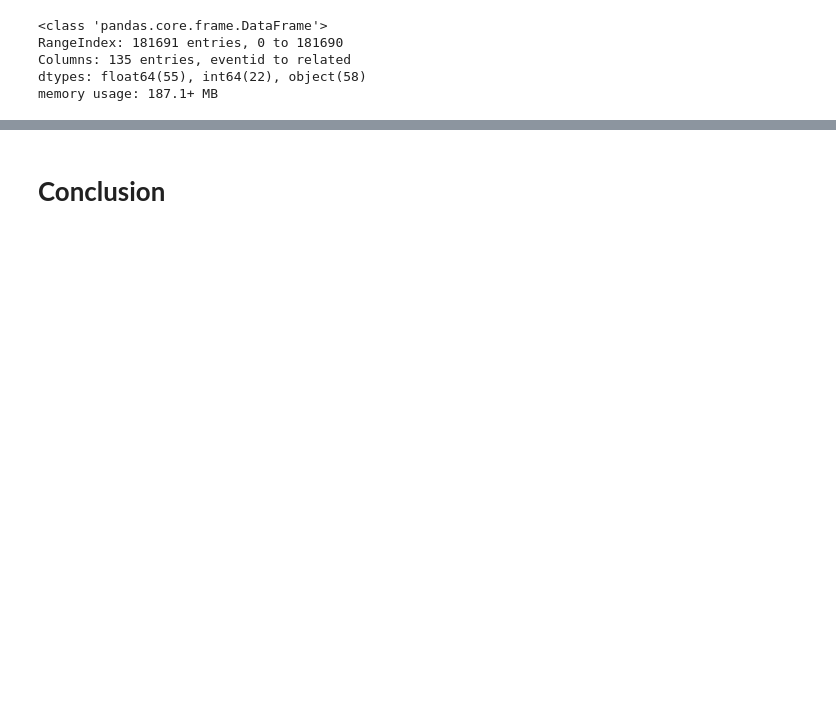
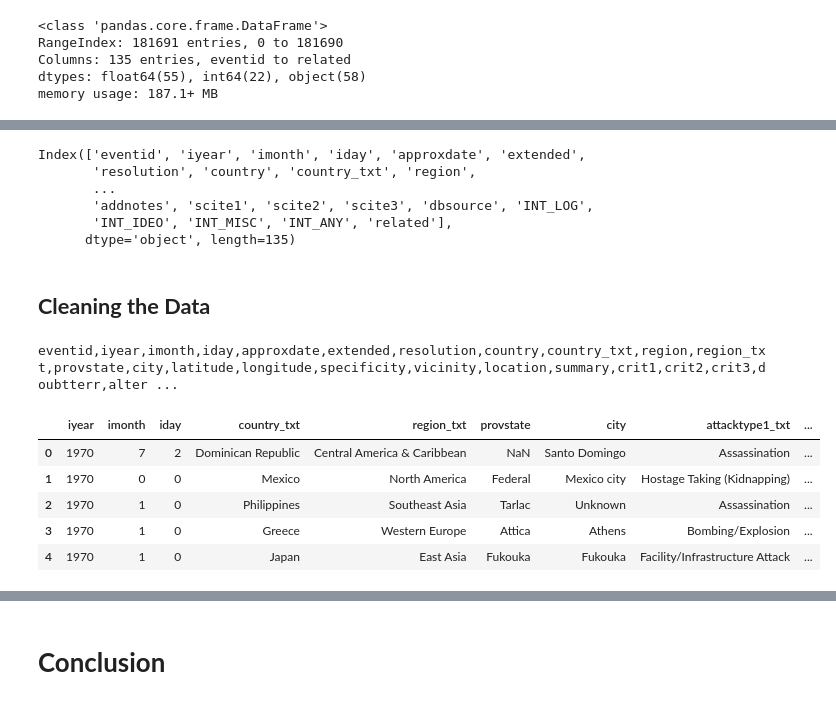
Before and after one commit to ZainDataS/EDA_Global_terrorism, a Jupyter notebook: Global_Terrorism_Analysis_Capstone_Project.ipynb, the cells around one changed output, grey strips where cells are left out. Saved outputs shown, nothing was run; the diff lists cells and outputs as text; code cells hidden in the pictures; blank space fills up the shorter version.

```diff
--- a/Global_Terrorism_Analysis_Capstone_Project.ipynb
+++ b/Global_Terrorism_Analysis_Capstone_Project.ipynb
@@ -99,0 +102,17 @@ TypeError: 'tuple' object is not callable
+# %%
+raw_data.columns
+# %% [output]
+Index(['eventid', 'iyear', 'imonth', 'iday', 'approxdate', 'extended',
+       'resolution', 'country', 'country_txt', 'region',
+       ...
+       'addnotes', 'scite1', 'scite2', 'scite3', 'dbsource', 'INT_LOG',
+       'INT_IDEO', 'INT_MISC', 'INT_ANY', 'related'],
+      dtype='object', length=135)
+# %% [markdown]
+## **Cleaning the Data**
+# %%
+#viewing all the columns name so that only useful columns can be kept for further analysis
+for i in raw_data.columns:
+  print(i,end=',')
+# %% [output]
+eventid,iyear,imonth,iday,approxdate,extended,resolution,country,country_txt,region,region_txt,provstate,city,latitude,longitude,specificity,vicinity,location,summary,crit1,crit2,crit3,doubtterr,alter ...
@@ -99,0 +122,9 @@ TypeError: 'tuple' object is not callable
+# %%
+removed_col_data.head()
+# %% [output]
+|  | iyear | imonth | iday | country_txt | region_txt | provstate | city | attacktype1_txt | ... |
+| 0 | 1970 | 7 | 2 | Dominican Republic | Central America & Caribbean | NaN | Santo Domingo | Assassination | ... |
+| 1 | 1970 | 0 | 0 | Mexico | North America | Federal | Mexico city | Hostage Taking (Kidnapping) | ... |
+| 2 | 1970 | 1 | 0 | Philippines | Southeast Asia | Tarlac | Unknown | Assassination | ... |
+| 3 | 1970 | 1 | 0 | Greece | Western Europe | Attica | Athens | Bombing/Explosion | ... |
+| 4 | 1970 | 1 | 0 | Japan | East Asia | Fukouka | Fukouka | Facility/Infrastructure Attack | ... |
```
Also changed, not shown: parts of 13 cells of this notebook.
